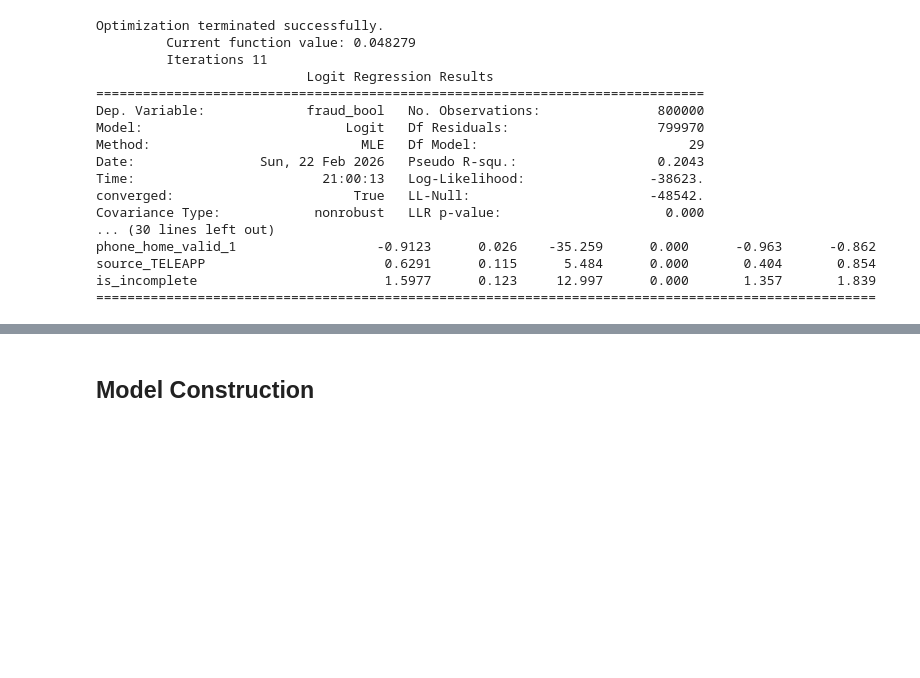
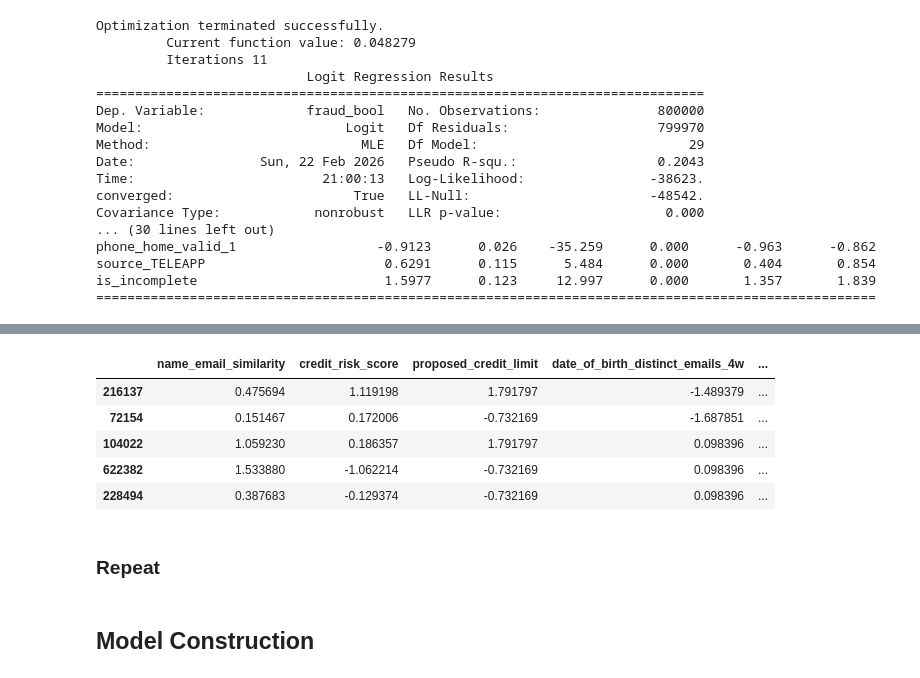
Before and after one commit to mrlizhaozhi/application-fraud-bank-account-opening, a Jupyter notebook: BAF-Fraud-Detection-Models.ipynb, the cells around one changed output, grey strips where cells are left out. Cells and saved outputs as stored; diff of their text form; code cells hidden in the pictures; blank space fills up the shorter version.

```diff
--- a/BAF-Fraud-Detection-Models.ipynb
+++ b/BAF-Fraud-Detection-Models.ipynb
@@ -1769,3 +1792,14 @@ is_incomplete                        1.5977      0.123     12.997      0.000
+# %%
+X_train_logreg.tail()
+# %% [output]
+|  | name_email_similarity | credit_risk_score | proposed_credit_limit | date_of_birth_distinct_emails_4w | ... |
+| 216137 | 0.475694 | 1.119198 | 1.791797 | -1.489379 | ... |
+| 72154 | 0.151467 | 0.172006 | -0.732169 | -1.687851 | ... |
+| 104022 | 1.059230 | 0.186357 | 1.791797 | 0.098396 | ... |
+| 622382 | 1.533880 | -1.062214 | -0.732169 | 0.098396 | ... |
+| 228494 | 0.387683 | -0.129374 | -0.732169 | 0.098396 | ... |
+# %% [markdown]
+### Repeat
 # %% [markdown]
 ## Model Construction
 # %% [markdown]
```
Also changed, not shown: parts of 5 cells of this notebook.
